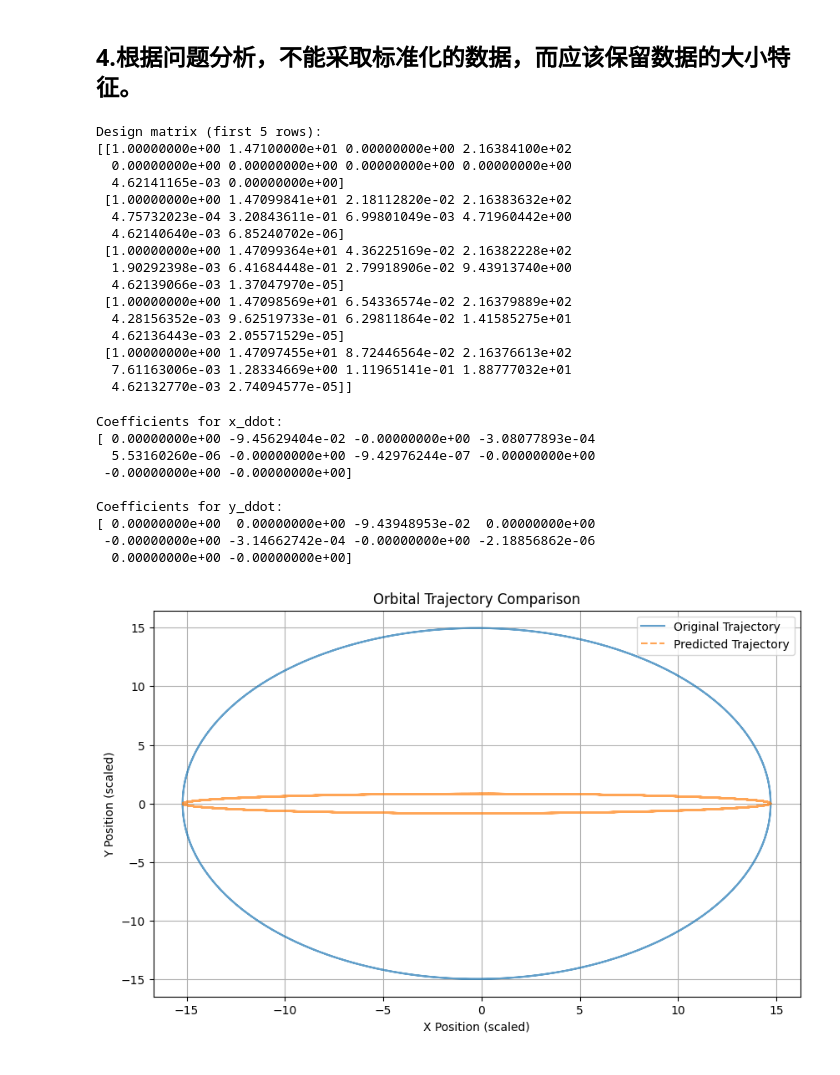
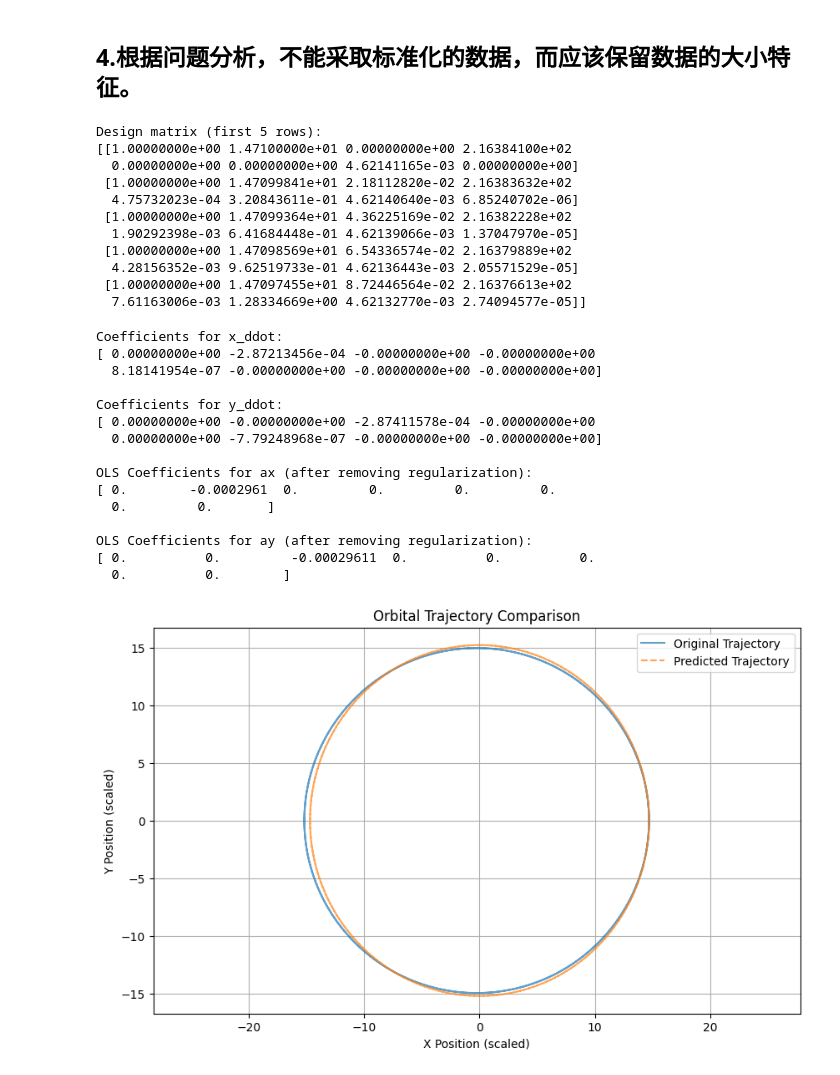
Before and after one commit to wears8/graduaion_project, a Jupyter notebook: sparse_regression/2_XY_DATA_REGRESSION.ipynb, the cells around one changed output. Drawn from its saved outputs; the diff is of its cells as text; code cells hidden in the pictures.

```diff
--- a/sparse_regression/2_XY_DATA_REGRESSION.ipynb
+++ b/sparse_regression/2_XY_DATA_REGRESSION.ipynb
@@ -131,7 +131,7 @@ import numpy as np
 n = t.size  # 时间点数量
 
 # 定义候选基函数
-def build_design_matrix(x, y):
+def build_design_matrix(x,y):
     # 计算分母项
     denominator = (x**2 + y**2)**(3/2)
 
@@ -143,8 +143,6 @@ def build_design_matrix(x, y):
         x**2,        # x^2
         y**2,        # y^2
         x * y,       # x * y
-        x * y**2,
-        y * x**2,
         x / denominator,  # x / (x^2 + y^2)^(3/2)
         y / denominator   # y / (x^2 + y^2)^(3/2)
     ])
@@ -236,8 +270,6 @@ def build_design_matrix(x, y):
         x**2,        # x^2
         y**2,        # y^2
         x * y,       # x * y
-        x * y**2,
-        y * x**2,
         x / denominator,  # x / (x^2 + y^2)^(3/2)
         y / denominator   # y / (x^2 + y^2)^(3/2)
     ])
@@ -252,25 +284,20 @@ print(Theta[:5])
 # %% [output]
 Design matrix (first 5 rows):
 [[1.00000000e+00 1.47100000e+01 0.00000000e+00 2.16384100e+02
-  0.00000000e+00 0.00000000e+00 0.00000000e+00 0.00000000e+00
-  4.62141165e-03 0.00000000e+00]
+  0.00000000e+00 0.00000000e+00 4.62141165e-03 0.00000000e+00]
  [1.00000000e+00 1.47099841e+01 2.18112820e-02 2.16383632e+02
-  4.75732023e-04 3.20843611e-01 6.99801049e-03 4.71960442e+00
-  4.62140640e-03 6.85240702e-06]
+  4.75732023e-04 3.20843611e-01 4.62140640e-03 6.85240702e-06]
  [1.00000000e+00 1.47099364e+01 4.36225169e-02 2.16382228e+02
-  1.90292398e-03 6.41684448e-01 2.79918906e-02 9.43913740e+00
-  4.62139066e-03 1.37047970e-05]
+  1.90292398e-03 6.41684448e-01 4.62139066e-03 1.37047970e-05]
  [1.00000000e+00 1.47098569e+01 6.54336574e-02 2.16379889e+02
-  4.28156352e-03 9.62519733e-01 6.29811864e-02 1.41585275e+01
-  4.62136443e-03 2.05571529e-05]
+  4.28156352e-03 9.62519733e-01 4.62136443e-03 2.05571529e-05]
  [1.00000000e+00 1.47097455e+01 8.72446564e-02 2.16376613e+02
-  7.61163006e-03 1.28334669e+00 1.11965141e-01 1.88777032e+01
-  4.62132770e-03 2.74094577e-05]]
+  7.61163006e-03 1.28334669e+00 4.62132770e-03 2.74094577e-05]]
 # %%
 from sklearn.linear_model import Lasso
 
 # 使用 LASSO 回归
-lasso = Lasso(alpha=0.01,max_iter=3000)  # alpha 是正则化参数
+lasso = Lasso(alpha=0.001,max_iter=3000)  # alpha 是正则化参数
 lasso.fit(Theta, x_ddot)   # 拟合 x_ddot
 coefficients_x = lasso.coef_
 
@@ -283,16 +310,52 @@ print(coefficients_x)
 
 print("\nCoefficients for y_ddot:")
 print(coefficients_y)
+
+# 获取Lasso模型中非零的系数索引
+nonzero_indices_x = np.where(coefficients_x_lasso != 0)[0]
+nonzero_indices_y = np.where(coefficients_y_lasso != 0)[0]
+
+# 筛选出在Lasso中非零的特征
+Theta_x = Theta[:, nonzero_indices_x]
+Theta_y = Theta[:, nonzero_indices_y]
+
+# 使用 OLS 进行重新拟合，去除正则化项
+ols_x = LinearRegression()
+ols_x.fit(Theta_x, x_ddot)
+coefficients_x_ols = ols_x.coef_
+
+ols_y = LinearRegression()
+ols_y.fit(Theta_y, y_ddot)
+coefficients_y_ols = ols_y.coef_
+
+# 输出 OLS 回归的系数
+print("\nOLS Coefficients for ax (after removing regularization):")
+# 为了便于比较，显示与原始特征对应的OLS系数
+full_coefficients_x_ols = np.zeros(Theta.shape[1])
+full_coefficients_x_ols[nonzero_indices_x] = coefficients_x_ols
+print(full_coefficients_x_ols)
+
+print("\nOLS Coefficients for ay (after removing regularization):")
+# 为了便于比较，显示与原始特征对应的OLS系数
+full_coefficients_y_ols = np.zeros(Theta.shape[1])
+full_coefficients_y_ols[nonzero_indices_y] = coefficients_y_ols
+print(full_coefficients_y_ols)
 # %% [output]
 Coefficients for x_ddot:
-[ 0.00000000e+00 -9.45629404e-02 -0.00000000e+00 -3.08077893e-04
-  5.53160260e-06 -0.00000000e+00 -9.42976244e-07 -0.00000000e+00
- -0.00000000e+00 -0.00000000e+00]
+[ 0.00000000e+00 -2.87213456e-04 -0.00000000e+00 -0.00000000e+00
+  8.18141954e-07 -0.00000000e+00 -0.00000000e+00 -0.00000000e+00]
 
 Coefficients for y_ddot:
-[ 0.00000000e+00  0.00000000e+00 -9.43948953e-02  0.00000000e+00
- -0.00000000e+00 -3.14662742e-04 -0.00000000e+00 -2.18856862e-06
-  0.00000000e+00 -0.00000000e+00]
+[ 0.00000000e+00 -0.00000000e+00 -2.87411578e-04 -0.00000000e+00
+  0.00000000e+00 -7.79248968e-07 -0.00000000e+00 -0.00000000e+00]
+
+OLS Coefficients for ax (after removing regularization):
+[ 0.        -0.0002961  0.         0.         0.         0.
+  0.         0.       ]
+
+OLS Coefficients for ay (after removing regularization):
+[ 0.          0.         -0.00029611  0.          0.          0.
+  0.          0.        ]
 # %%
 from scipy.integrate import solve_ivp
 
@@ -307,8 +370,6 @@ def orbital_dynamics(t, state, coefficients_x, coefficients_y):
         x**2,
         y**2,
         x * y,
-        x * y**2,
-        y * x**2,
         x / (x**2 + y**2)**(3/2) if x**2 + y**2 != 0 else 0,
         y / (x**2 + y**2)**(3/2) if x**2 + y**2 != 0 else 0
     ])
@@ -319,32 +380,33 @@ def orbital_dynamics(t, state, coefficients_x, coefficients_y):
 
 # 初始化状态向量 [x0, y0, vx0, vy0]
 initial_state = [x[0], y[0], vx[0], vy[0]]
 
 # 使用积分器生成轨迹
 t_span = (t[0], t[-1])  # 时间范围
 t_eval = t  # 需要评估的时间点
 solution = solve_ivp(
     orbital_dynamics,
     t_span,
     initial_state,
-    args=(coefficients_x, coefficients_y),
+    args=(full_coefficients_x_ols, full_coefficients_y_ols),
     t_eval=t_eval,
     method='RK45'
 )
 
 # 提取轨迹结果
 x_pred = solution.y[0]
 y_pred = solution.y[1]
 
 # 生成轨迹图
 plt.figure(figsize=(10, 6))
 plt.plot(x, y, label='Original Trajectory', alpha=0.7)
 plt.plot(x_pred, y_pred, label='Predicted Trajectory', linestyle='--', alpha=0.7)
 plt.title("Orbital Trajectory Comparison")
 plt.xlabel("X Position (scaled)")
 plt.ylabel("Y Position (scaled)")
 plt.legend()
 plt.grid()
+plt.axis("equal")
 plt.show()
 # %% [output]
-[figure, old version]
+[figure, new version]
```
Also changed, not shown: parts of 3 cells of this notebook, 8 other files.
